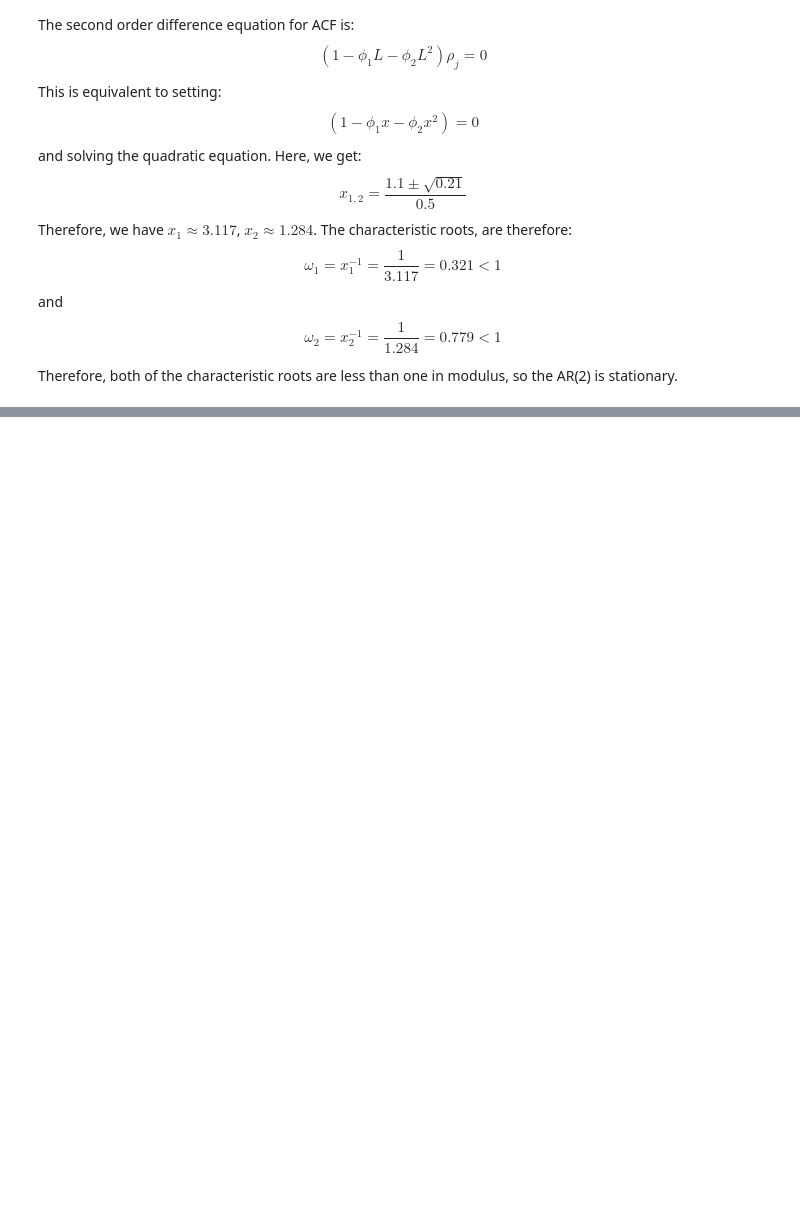
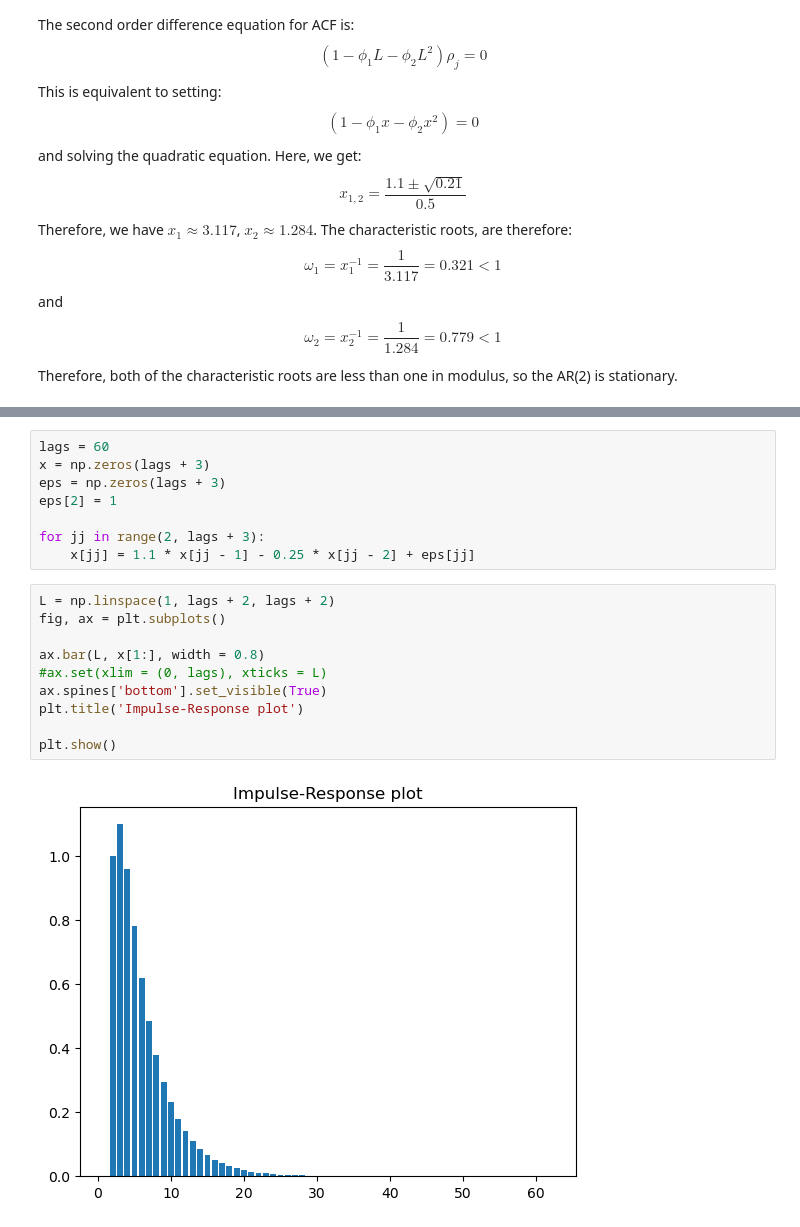
Before and after one commit to hg2777/Time-Series, a Jupyter notebook: PS2/ProblemSet2.ipynb, the cells around one changed output, grey strips where cells are left out. Saved outputs shown, nothing was run; the diff lists cells and outputs as text; blank space fills up the shorter version.

```diff
--- a/PS2/ProblemSet2.ipynb
+++ b/PS2/ProblemSet2.ipynb
@@ -308,0 +357,20 @@ Therefore, both of the characteristic roots are less than one in modulus, so the
+# %%
+lags = 60
+x = np.zeros(lags + 3)
+eps = np.zeros(lags + 3)
+eps[2] = 1
+
+for jj in range(2, lags + 3):
+    x[jj] = 1.1 * x[jj - 1] - 0.25 * x[jj - 2] + eps[jj]
+# %%
+L = np.linspace(1, lags + 2, lags + 2)
+fig, ax = plt.subplots()
+
+ax.bar(L, x[1:], width = 0.8)
+#ax.set(xlim = (0, lags), xticks = L)
+ax.spines['bottom'].set_visible(True)
+plt.title('Impulse-Response plot')
+
+plt.show()
+# %% [output]
+[figure, added]
```
Also changed, not shown: parts of 29 cells of this notebook.
